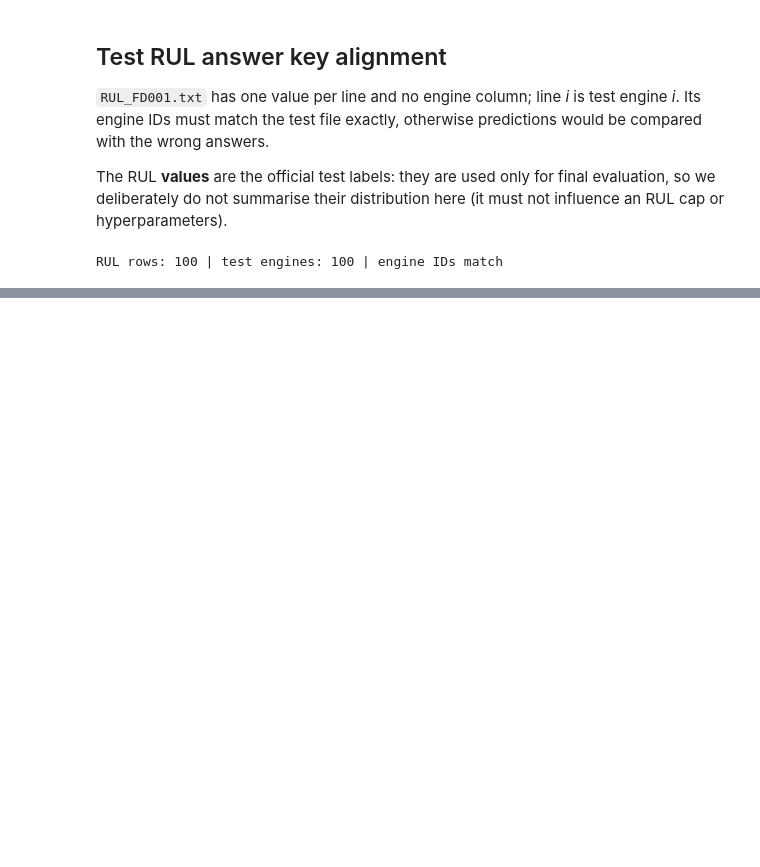
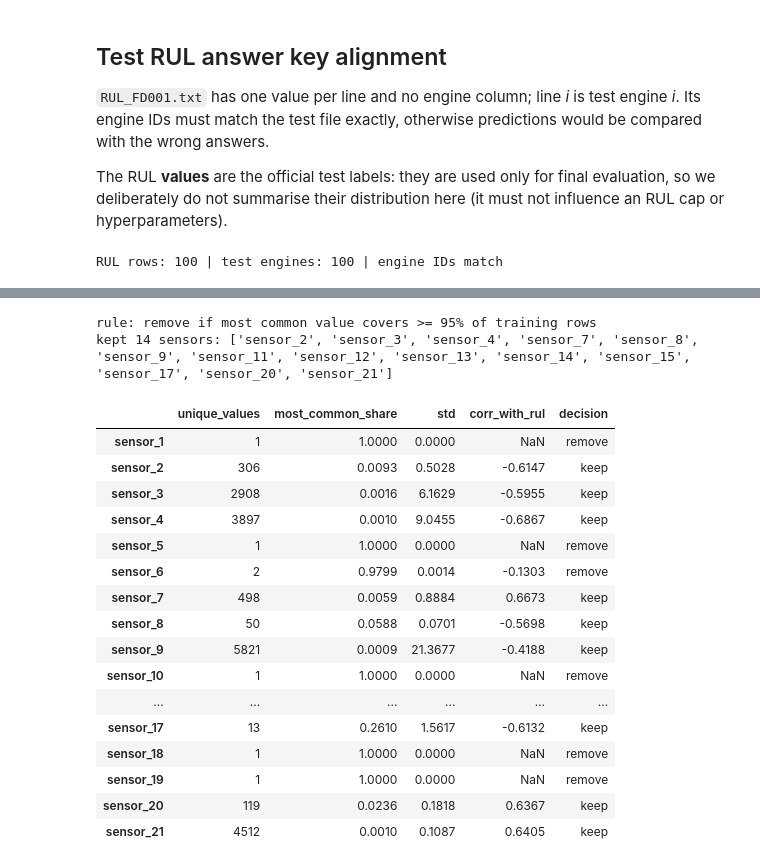
Before and after one commit to Srijan76-code/aml_rul_project, a Jupyter notebook: notebooks/01_eda.ipynb, the cells around one changed output, grey strips where cells are left out. Cells and saved outputs as stored; diff of their text form; code cells hidden in the pictures; blank space fills up the shorter version.

```diff
--- a/notebooks/01_eda.ipynb
+++ b/notebooks/01_eda.ipynb
@@ -127,0 +181,34 @@ RUL rows: 100 | test engines: 100 | engine IDs match
+# %%
+informative = select_informative_sensors(train_df)
+
+sensor_table = pd.DataFrame({
+    "unique_values": train_df[SENSOR_COLUMNS].nunique(),
+    "most_common_share": [train_df[s].value_counts(normalize=True).iloc[0] for s in SENSOR_COLUMNS],
+    "std": train_df[SENSOR_COLUMNS].std(),
+    "corr_with_rul": [train_df[s].corr(train_df["rul"]) if train_df[s].nunique() > 1 else float("nan") for s in SENSOR_COLUMNS],
+}, index=SENSOR_COLUMNS)
+sensor_table["decision"] = ["keep" if s in informative else "remove" for s in SENSOR_COLUMNS]
+
+print(f"rule: remove if most common value covers >= {NEAR_CONSTANT_SHARE:.0%} of training rows")
+print(f"kept {len(informative)} sensors:", informative)
+sensor_table.round(4)
+# %% [output]
+rule: remove if most common value covers >= 95% of training rows
+kept 14 sensors: ['sensor_2', 'sensor_3', 'sensor_4', 'sensor_7', 'sensor_8', 'sensor_9', 'sensor_11', 'sensor_12', 'sensor_13', 'sensor_14', 'sensor_15', 'sensor_17', 'sensor_20', 'sensor_21']
+|  | unique_values | most_common_share | std | corr_with_rul | decision |
+| sensor_1 | 1 | 1.0000 | 0.0000 | NaN | remove |
+| sensor_2 | 306 | 0.0093 | 0.5028 | -0.6147 | keep |
+| sensor_3 | 2908 | 0.0016 | 6.1629 | -0.5955 | keep |
+| sensor_4 | 3897 | 0.0010 | 9.0455 | -0.6867 | keep |
+| sensor_5 | 1 | 1.0000 | 0.0000 | NaN | remove |
+| sensor_6 | 2 | 0.9799 | 0.0014 | -0.1303 | remove |
+| sensor_7 | 498 | 0.0059 | 0.8884 | 0.6673 | keep |
+| sensor_8 | 50 | 0.0588 | 0.0701 | -0.5698 | keep |
+| sensor_9 | 5821 | 0.0009 | 21.3677 | -0.4188 | keep |
+| sensor_10 | 1 | 1.0000 | 0.0000 | NaN | remove |
+| ... | ... | ... | ... | ... | ... |
+| sensor_17 | 13 | 0.2610 | 1.5617 | -0.6132 | keep |
+| sensor_18 | 1 | 1.0000 | 0.0000 | NaN | remove |
+| sensor_19 | 1 | 1.0000 | 0.0000 | NaN | remove |
+| sensor_20 | 119 | 0.0236 | 0.1818 | 0.6367 | keep |
+| sensor_21 | 4512 | 0.0010 | 0.1087 | 0.6405 | keep |
```
Also changed, not shown: parts of 6 cells of this notebook, 8 other files.
